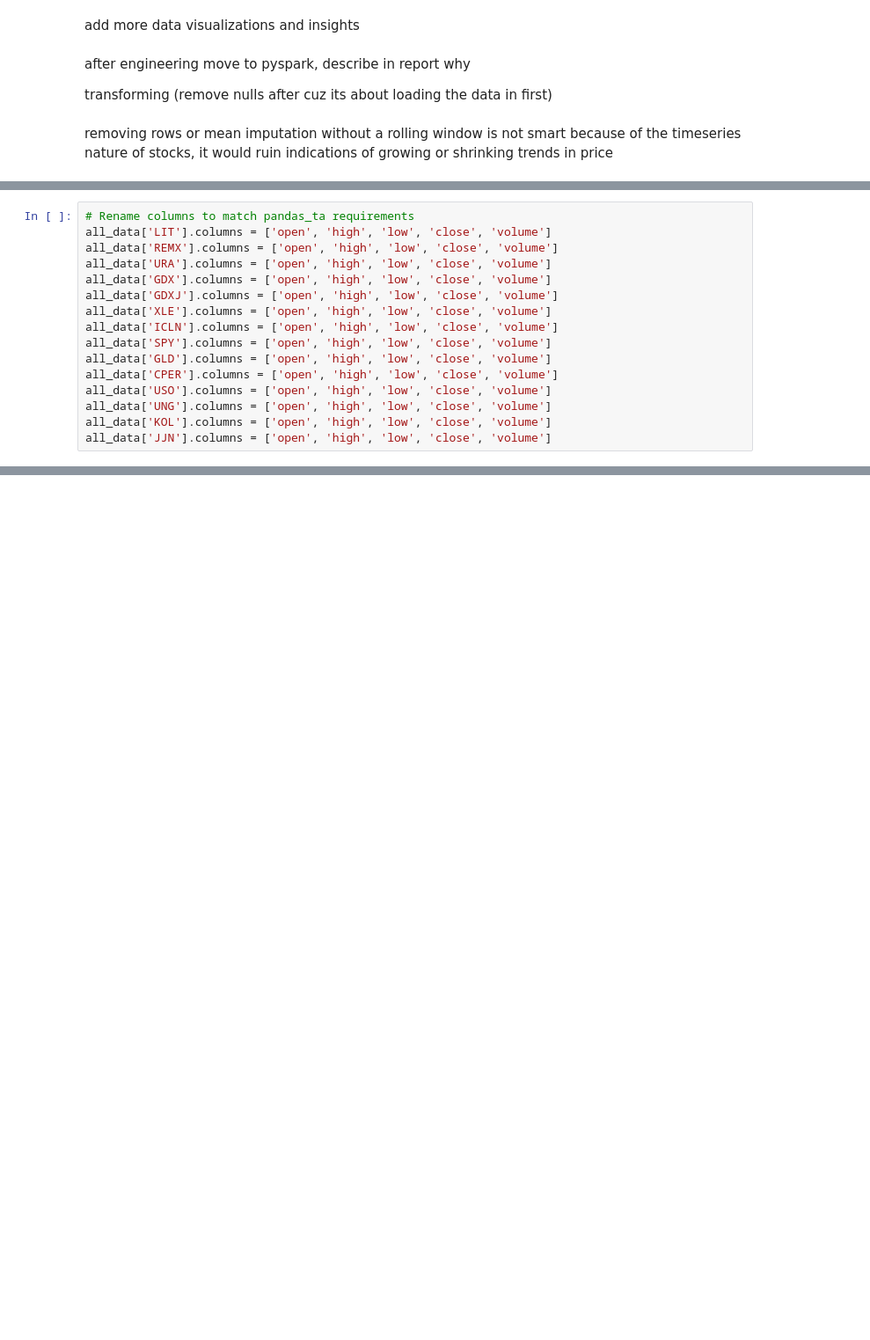
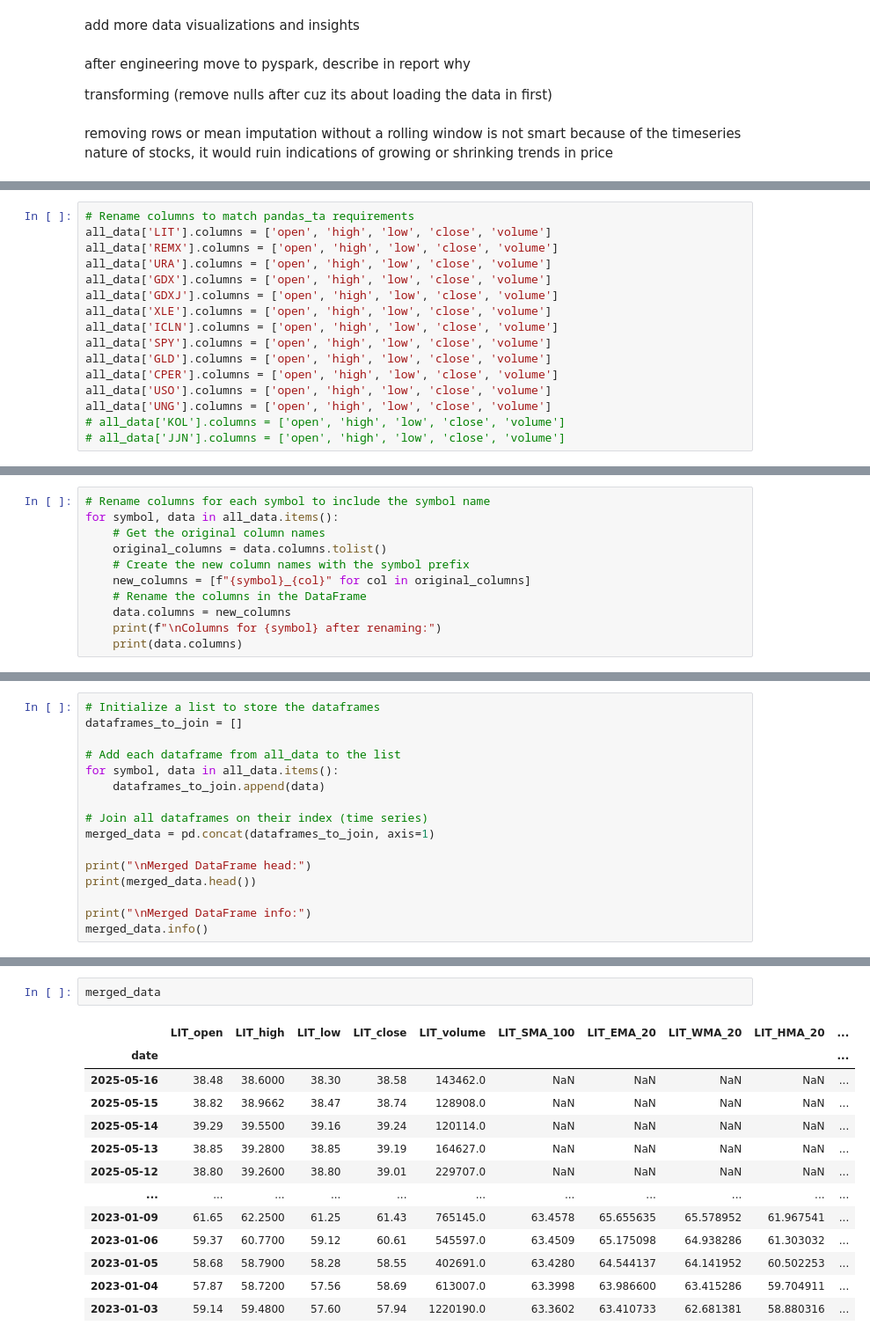
Before and after one commit to chielgroen1998/MLOps, a Jupyter notebook: datacollection.ipynb, the cells around one changed output, grey strips where cells are left out. Shown at 88% size. Saved outputs shown, nothing was run; the diff lists cells and outputs as text; blank space fills up the shorter version.

```diff
--- a/datacollection.ipynb
+++ b/datacollection.ipynb
@@ -65,8 +139,8 @@ all_data['GLD'].columns = ['open', 'high', 'low', 'close', 'volume']
 all_data['CPER'].columns = ['open', 'high', 'low', 'close', 'volume']
 all_data['USO'].columns = ['open', 'high', 'low', 'close', 'volume']
 all_data['UNG'].columns = ['open', 'high', 'low', 'close', 'volume']
-all_data['KOL'].columns = ['open', 'high', 'low', 'close', 'volume']
-all_data['JJN'].columns = ['open', 'high', 'low', 'close', 'volume']
+# all_data['KOL'].columns = ['open', 'high', 'low', 'close', 'volume']
+# all_data['JJN'].columns = ['open', 'high', 'low', 'close', 'volume']
 # %%
 # Apply technical indicators to each dataframe
 for symbol, data in all_data.items():
@@ -213,0 +317,11 @@ ValueError: Length mismatch: Expected axis has 71 elements, new values have 5 el
+# %%
+# Rename columns for each symbol to include the symbol name
+for symbol, data in all_data.items():
+    # Get the original column names
+    original_columns = data.columns.tolist()
+    # Create the new column names with the symbol prefix
+    new_columns = [f"{symbol}_{col}" for col in original_columns]
+    # Rename the columns in the DataFrame
+    data.columns = new_columns
+    print(f"\nColumns for {symbol} after renaming:")
+    print(data.columns)
@@ -213,0 +346,16 @@ ValueError: Length mismatch: Expected axis has 71 elements, new values have 5 el
+# %%
+# Initialize a list to store the dataframes
+dataframes_to_join = []
+
+# Add each dataframe from all_data to the list
+for symbol, data in all_data.items():
+    dataframes_to_join.append(data)
+
+# Join all dataframes on their index (time series)
+merged_data = pd.concat(dataframes_to_join, axis=1)
+
+print("\nMerged DataFrame head:")
+print(merged_data.head())
+
+print("\nMerged DataFrame info:")
+merged_data.info()
@@ -213,0 +380,16 @@ ValueError: Length mismatch: Expected axis has 71 elements, new values have 5 el
+# %%
+merged_data
+# %% [output]
+|  | LIT_open | LIT_high | LIT_low | LIT_close | LIT_volume | LIT_SMA_100 | LIT_EMA_20 | LIT_WMA_20 | LIT_HMA_20 | ... |
+| date |  |  |  |  |  |  |  |  |  | ... |
+| 2025-05-16 | 38.48 | 38.6000 | 38.30 | 38.58 | 143462.0 | NaN | NaN | NaN | NaN | ... |
+| 2025-05-15 | 38.82 | 38.9662 | 38.47 | 38.74 | 128908.0 | NaN | NaN | NaN | NaN | ... |
+| 2025-05-14 | 39.29 | 39.5500 | 39.16 | 39.24 | 120114.0 | NaN | NaN | NaN | NaN | ... |
+| 2025-05-13 | 38.85 | 39.2800 | 38.85 | 39.19 | 164627.0 | NaN | NaN | NaN | NaN | ... |
+| 2025-05-12 | 38.80 | 39.2600 | 38.80 | 39.01 | 229707.0 | NaN | NaN | NaN | NaN | ... |
+| ... | ... | ... | ... | ... | ... | ... | ... | ... | ... | ... |
+| 2023-01-09 | 61.65 | 62.2500 | 61.25 | 61.43 | 765145.0 | 63.4578 | 65.655635 | 65.578952 | 61.967541 | ... |
+| 2023-01-06 | 59.37 | 60.7700 | 59.12 | 60.61 | 545597.0 | 63.4509 | 65.175098 | 64.938286 | 61.303032 | ... |
+| 2023-01-05 | 58.68 | 58.7900 | 58.28 | 58.55 | 402691.0 | 63.4280 | 64.544137 | 64.141952 | 60.502253 | ... |
+| 2023-01-04 | 57.87 | 58.7200 | 57.56 | 58.69 | 613007.0 | 63.3998 | 63.986600 | 63.415286 | 59.704911 | ... |
+| 2023-01-03 | 59.14 | 59.4800 | 57.60 | 57.94 | 1220190.0 | 63.3602 | 63.410733 | 62.681381 | 58.880316 | ... |
```
Also changed, not shown: parts of 18 cells of this notebook.
